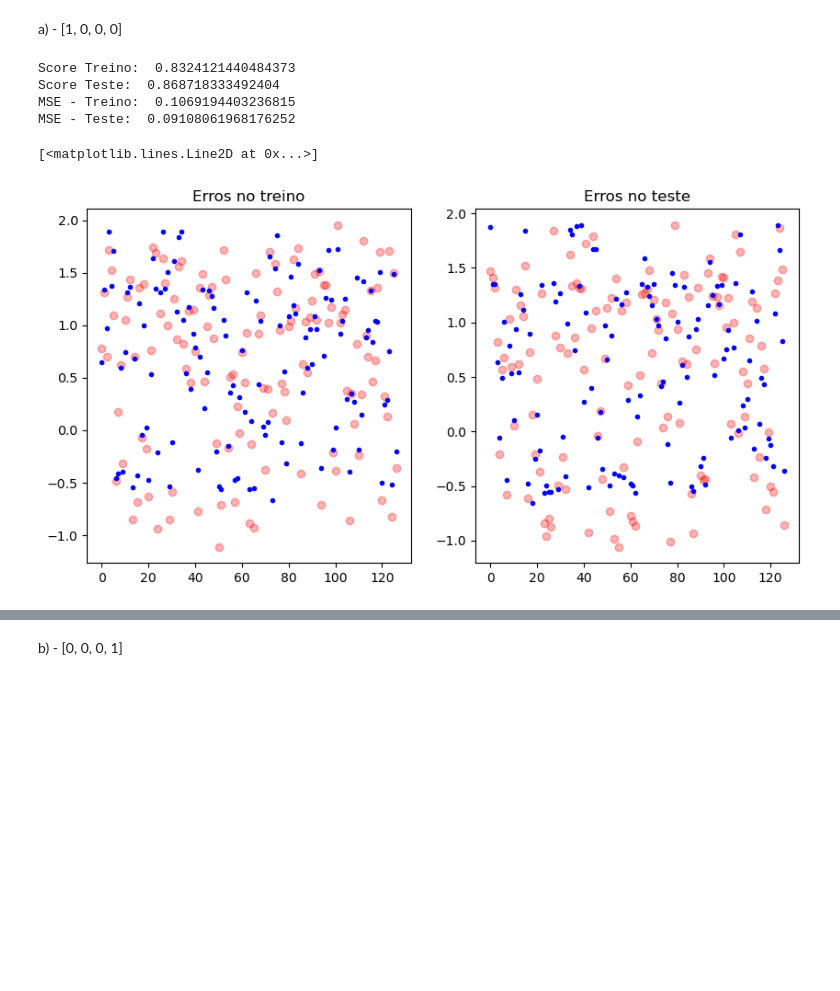
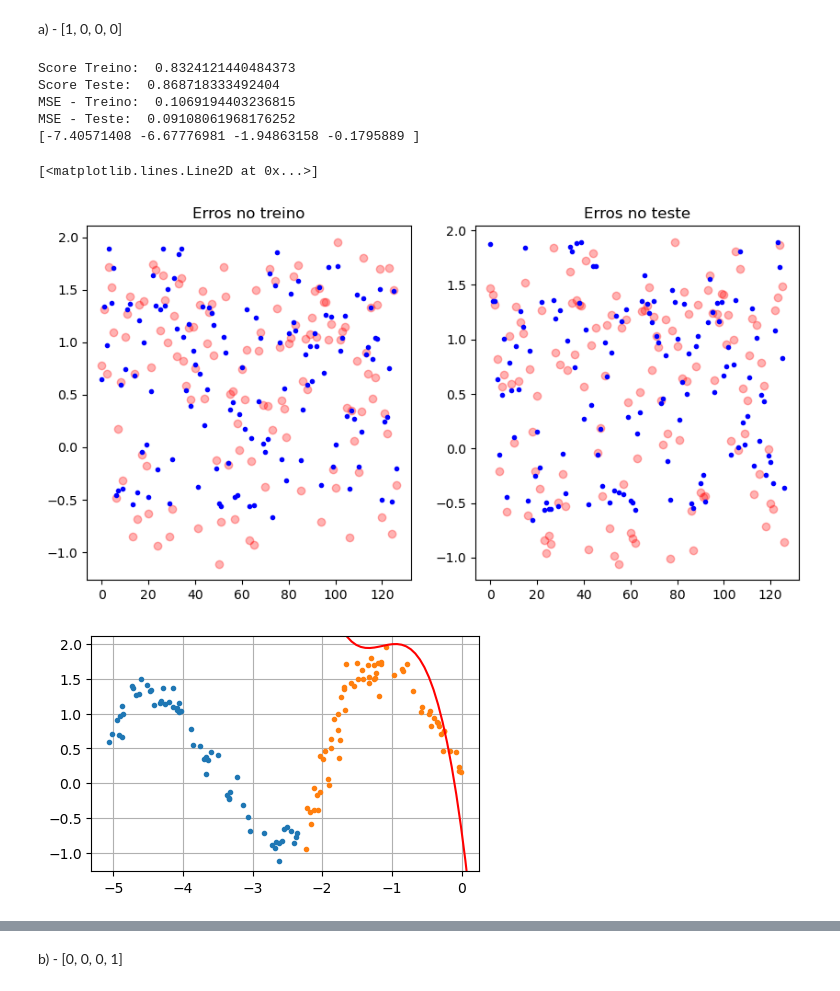
Before and after one commit to AnaSofOliveira/AA-22-23, a Jupyter notebook: FichasCasa/Ficha4/Ficha4.ipynb, the cells around one changed output, grey strips where cells are left out. Cells and saved outputs as stored; diff of their text form; code cells hidden in the pictures; blank space fills up the shorter version.

```diff
--- a/FichasCasa/Ficha4/Ficha4.ipynb
+++ b/FichasCasa/Ficha4/Ficha4.ipynb
@@ -284,33 +284,50 @@ xA_teste_homo = poly.transform(xA_teste)
 lr = LinearRegression().fit(xA_treino_homo, yA_treino)
 
 print("Score Treino: ", lr.score(xA_treino_homo, yA_treino))
 print("Score Teste: ", lr.score(xA_teste_homo, yA_teste))
 
 
 yA_treino_predito = lr.predict(xA_treino_homo)
 yA_teste_predito = lr.predict(xA_teste_homo)
 
 print("MSE - Treino: ", mean_squared_error(yA_treino, yA_treino_predito))
 print("MSE - Teste: ", mean_squared_error(yA_teste, yA_teste_predito))
 
 plt.figure(figsize=(10, 5))
 plt.subplot(121)
 plt.title("Erros no treino")
 #plt.plot(xA_treino, 'or', alpha=0.3)
 plt.plot(yA_treino, 'or', alpha=0.3)
 plt.plot(yA_treino_predito, '.b')
 plt.subplot(122)
 plt.title("Erros no teste")
 #plt.plot(xA_teste, 'or', alpha=0.3)
 plt.plot(yA_teste, 'or', alpha=0.3)
 plt.plot(yA_teste_predito, '.b')
+
+
+w0 = lr.intercept_
+w = lr.coef_
+print(lr.coef_)
+
+xtmp = np.linspace(-7, 6, 200)
+ytmp = w0 + w[0]*xtmp + w[1]*xtmp**2 + w[2]*xtmp**3
+
+plt.figure(figsize=(5,5))
+plt.plot(xA_treino[foldA_treino==0], yA_treino[foldA_treino==0], '.')
+plt.plot(xA_treino[foldA_treino==1], yA_treino[foldA_treino==1], '.')
+plt.axis('scaled')
+plt.grid(True)
+plt.plot(xtmp, ytmp, 'r')
 # %% [output]
 Score Treino:  0.8324121440484373
 Score Teste:  0.868718333492404
 MSE - Treino:  0.1069194403236815
 MSE - Teste:  0.09108061968176252
+[-7.40571408 -6.67776981 -1.94863158 -0.1795889 ]
 [<matplotlib.lines.Line2D at 0x...>]
 [figure]
+[figure, added]
 # %%
 f0 = folds==0
 f1 = folds==1
```
Also changed, not shown: parts of 1 cell of this notebook.
